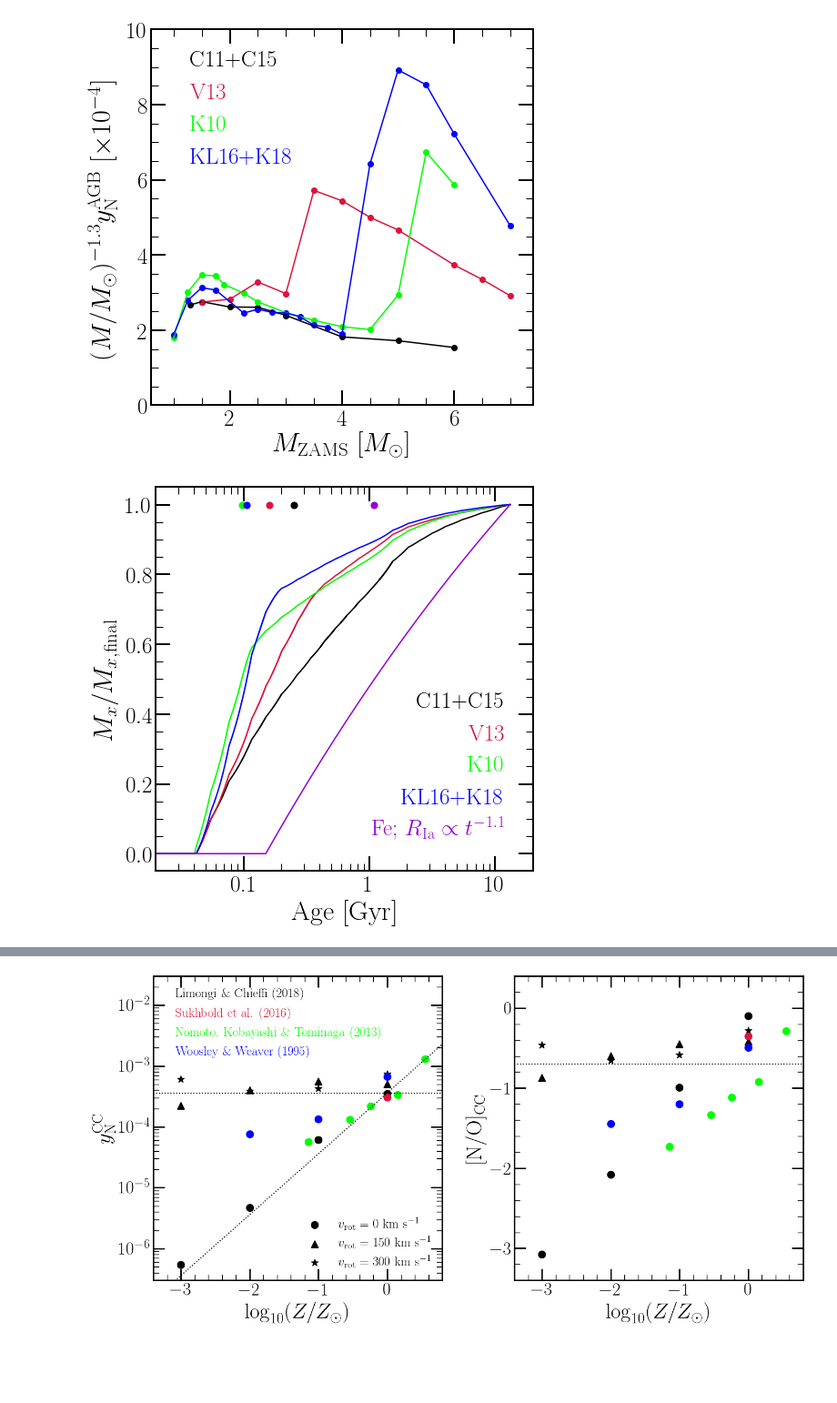
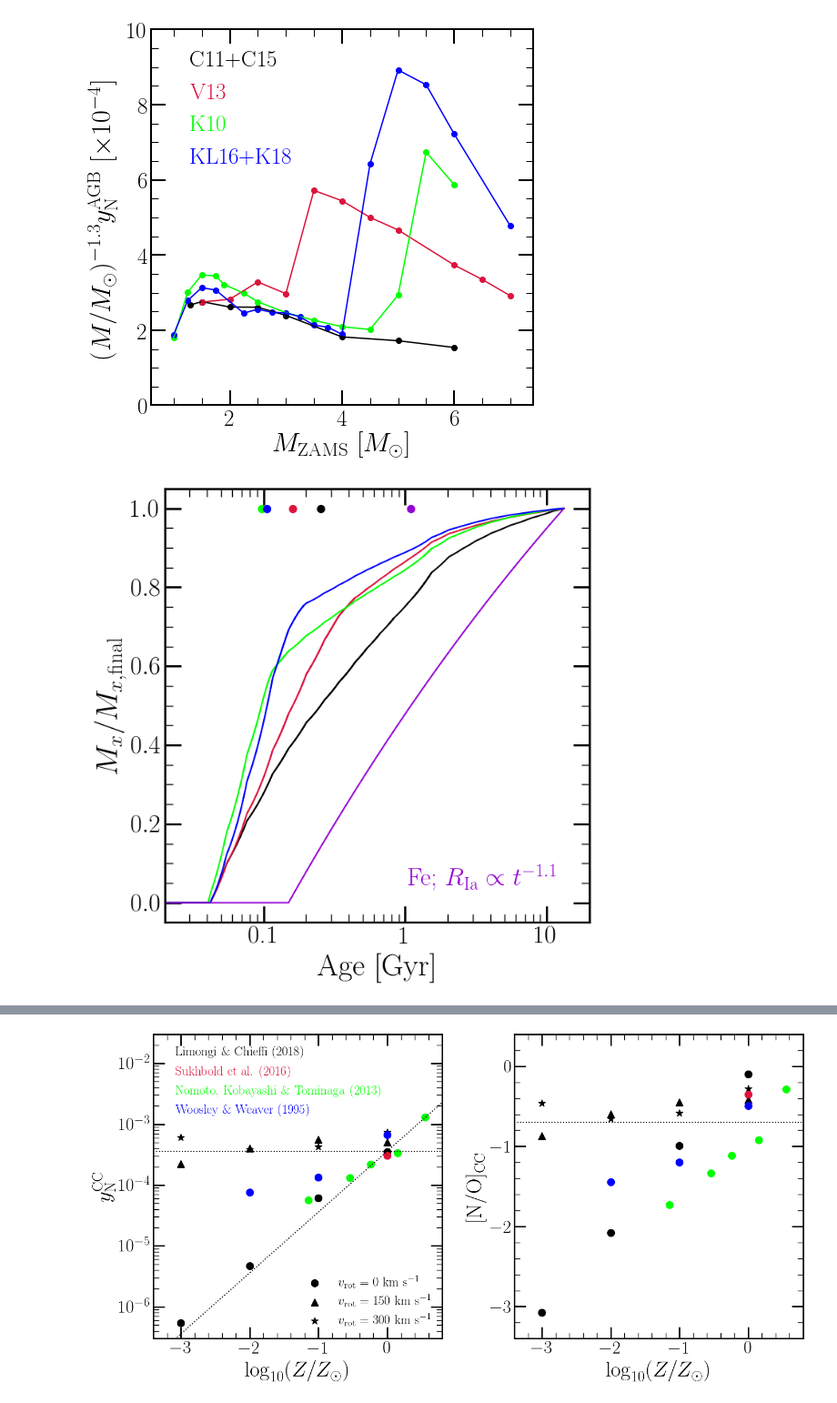
Before and after one commit to giganano/AGBmigration, a Jupyter notebook: notebooks/paper_plots.ipynb, the cells around one changed output, grey strips where cells are left out. Shown at 91% size. Cells and saved outputs as stored; diff of their text form; code cells hidden in the pictures; blank space fills up the shorter version.

```diff
--- a/notebooks/paper_plots.ipynb
+++ b/notebooks/paper_plots.ipynb
@@ -311,39 +317,42 @@ for study in colors.keys():
     ssp_kwargs["Z"] = zvals[study]
     mass, times = vice.single_stellar_population('n', **ssp_kwargs)
     mass = [_ / mass[-1] for _ in mass]
     idx = 0
     while mass[idx] < 0.5: idx += 1
     kwargs = {"c": plots.mpltoolkit.named_colors()[colors[study]]}
     ax.scatter(times[idx], 1.0, s = 50, **kwargs)
-    kwargs["label"] = labels[study]
+#     kwargs["label"] = labels[study]
+    if study == "linear": kwargs["label"] = labels[study]
     ax.plot(times, mass, **kwargs)
 vice.yields.agb.settings['n'] = current
 
 fe_cc_yield = vice.yields.ccsne.settings['fe']
 vice.yields.ccsne.settings['fe'] = 0
 mass, times = vice.single_stellar_population('fe', **ssp_kwargs)
 mass = [_ / mass[-1] for _ in mass]
 idx = 0
 while mass[idx] < 0.5: idx += 1
 kwargs = {"c": plots.mpltoolkit.named_colors()["darkviolet"]}
 ax.scatter(times[idx], 1.0, s = 50, **kwargs)
 kwargs["label"] = r"Fe; $R_\text{Ia} \propto t^{-1.1}$"
 ax.plot(times, mass, **kwargs)
 
 leg = ax.legend(loc = plots.mpltoolkit.mpl_loc("lower right"), ncol = 1, frameon = False,
     handlelength = 0, bbox_to_anchor = (0.98, 0.02))
-fig.canvas.draw()
-shift = max([text.get_window_extent().width for text in leg.get_texts()])
-for i in range(len(leg.legendHandles)):
-    leg.get_texts()[i].set_color(colors[list(colors.keys())[i]])
-    leg.get_texts()[i].set_ha("right")
-    leg.get_texts()[i].set_position([shift, 0])
-    leg.legendHandles[i].set_visible(False)
+# fig.canvas.draw()
+# shift = max([text.get_window_extent().width for text in leg.get_texts()])
+# for i in range(len(leg.legendHandles)):
+#     leg.get_texts()[i].set_color(colors[list(colors.keys())[i]])
+#     leg.get_texts()[i].set_ha("right")
+#     leg.get_texts()[i].set_position([shift, 0])
+#     leg.legendHandles[i].set_visible(False)
+leg.get_texts()[0].set_color(colors["linear"])
+leg.legendHandles[0].set_visible(False)
 
 vice.yields.ccsne.settings['n'] = cc_yield
 vice.yields.ccsne.settings['fe'] = fe_cc_yield
 plt.tight_layout()
 plt.savefig("../paper/ssp_production_modelcomp.pdf")
 plt.show()
 # %% [output]
-[figure, old version]
+[figure, new version]
```
Also changed, not shown: parts of 2 cells of this notebook, 13 other files.
